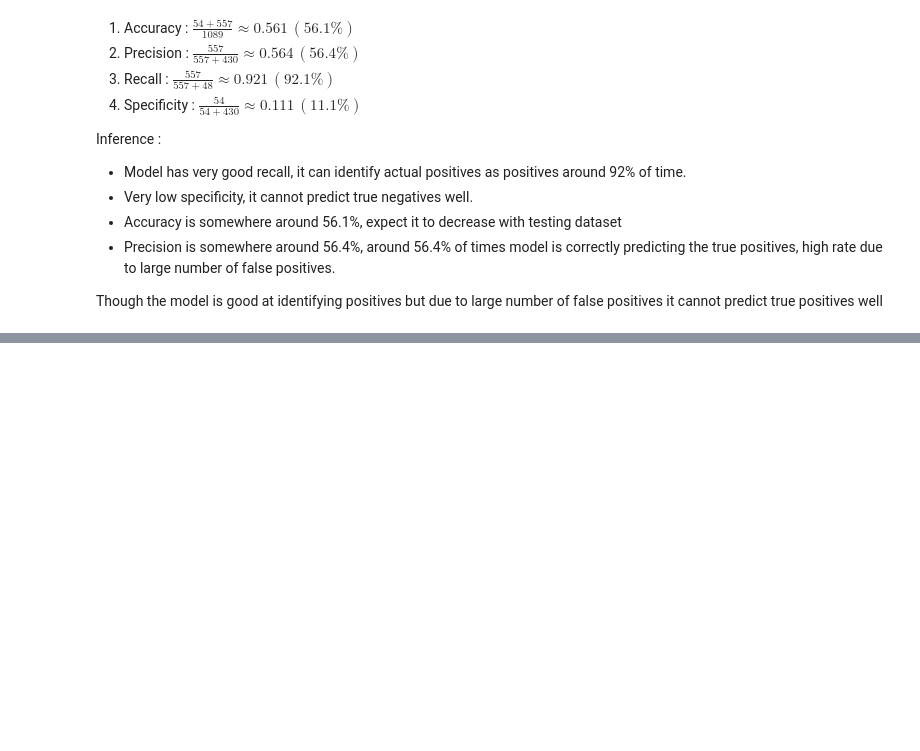
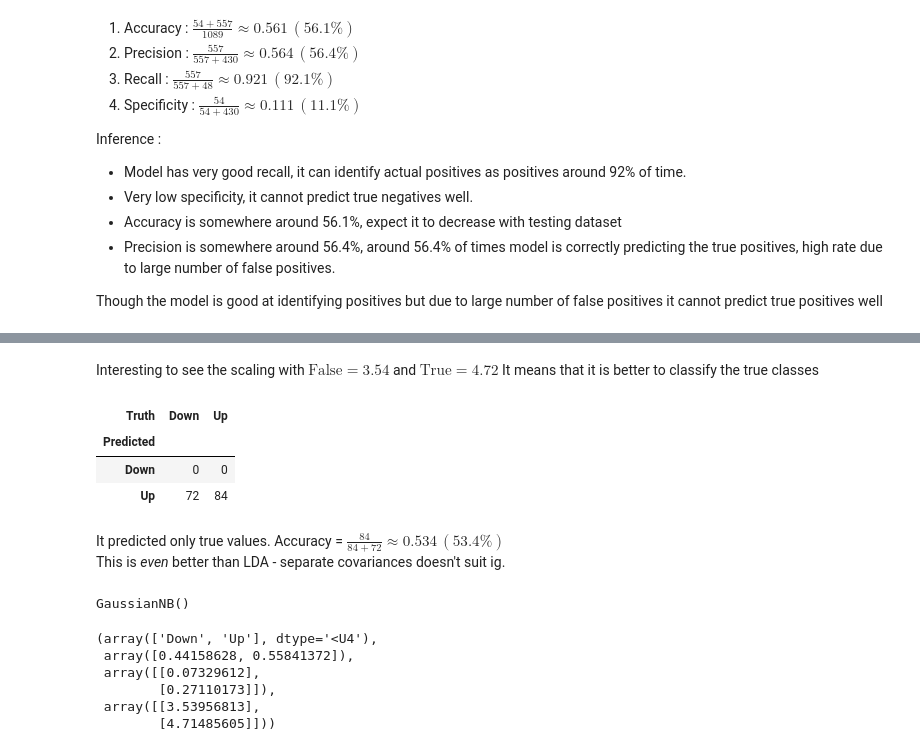
Before and after one commit to kkkamur07/ISL-Learning, a Jupyter notebook: Classification/Classification-Solutions.ipynb, the cells around one changed output, grey strips where cells are left out. Drawn from its saved outputs; the diff is of its cells as text; code cells hidden in the pictures; blank space fills up the shorter version.

```diff
--- a/Classification/Classification-Solutions.ipynb
+++ b/Classification/Classification-Solutions.ipynb
@@ -102,0 +168,28 @@ Though the model is good at identifying positives but due to large number of fal
+# %% [markdown]
+Interesting to see the scaling with $\text{False} = 3.54$ and $\text{True} = 4.72$ It means that it is better to classify the true classes
+# %%
+qda_pred = qda.predict(x_test)
+confusion_table(qda_pred, y_test)
+# %% [output]
+| Truth | Down | Up |
+| Predicted |  |  |
+| Down | 0 | 0 |
+| Up | 72 | 84 |
+# %% [markdown]
+It predicted only true values.
+Accuracy = $\frac{84}{84+72} \approx 0.534 \, (53.4\%)$ <br> This is _even_ better than LDA - separate covariances doesn't suit ig.
+# %%
+# Naive bayes predictions
+nb = GaussianNB()
+nb.fit(x_train, y_training)
+# %% [output]
+GaussianNB()
+# %%
+nb.classes_, nb.class_prior_, nb.theta_, nb.var_
+# %% [output]
+(array(['Down', 'Up'], dtype='<U4'),
+ array([0.44158628, 0.55841372]),
+ array([[0.07329612],
+        [0.27110173]]),
+ array([[3.53956813],
+        [4.71485605]]))
```
Also changed, not shown: parts of 16 cells of this notebook, 2 other files.
